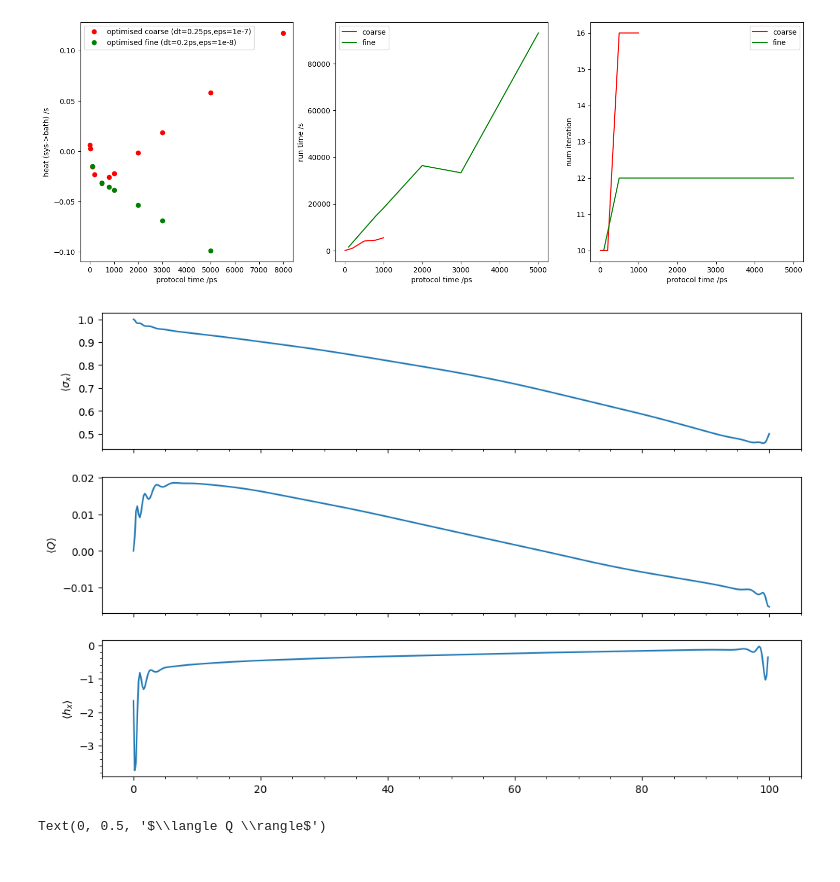
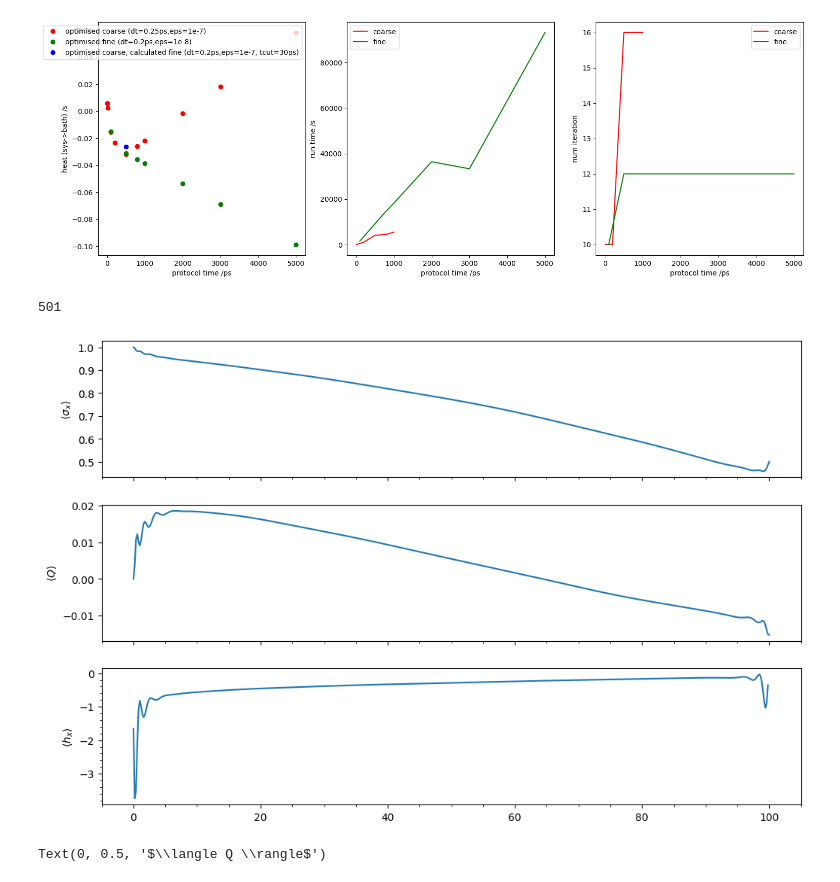
Before and after one commit to ebutler414/OQuPy, a Jupyter notebook: opt_results_zero.ipynb, the cells around one changed output. Drawn from its saved outputs; the diff is of its cells as text; code cells hidden in the pictures.

```diff
--- a/opt_results_zero.ipynb
+++ b/opt_results_zero.ipynb
@@ -8,11 +8,12 @@ from oqupy.tti_tempo import TTITempo
 from oqupy.tti_tempo import TTITempoCounting
 import matplotlib.pyplot as plt
 
-protocol_times=[10,20,100,200,500,800,1000,2000,3000,5000,8000]
+protocol_times=[10,20,100,200,500,800,1000,2000,3000,5000]
 protocol_times_fine=[100,500,800,1000,2000,3000,5000]
 opt_dict={}
 opt_dict_new={}
 opt_dict_fine={}
+long_dict={}
 # %%
 # serialization of process tensor (optional)
 import dill
@@ -24,11 +25,12 @@ for t_prot in protocol_times:
         opt_dict[t_prot]=dill.load(f)
 
 
+long_times=[100,500,800,1000,2000]
 
-
-file_name2='results/optimised_longer/dynamics_dt=0.2_ps=-7.0_tcut=30'
-with open(file_name2,'rb') as f:
-    long_dict= dill.load(f)
+for t_prot in long_times:
+    file_name2='results/optimised_longer/dt=0.2ps_eps=-8.0_tcut=30/{0}ps'.format(t_prot)
+    with open(file_name2,'rb') as f:
+        long_dict[t_prot]= dill.load(f)
 
 
 for t_prot in protocol_times_fine:
@@ -67,32 +70,38 @@ for t_prot in opt_dict:
 heat_fine=[]
 for t_prot in opt_dict_fine:
     heat_fine.append(opt_dict_fine[t_prot]['result'].fun)
+
+
+heat_long=[]
+for t_prot in long_times:
+    heat_long.append(long_dict[t_prot]['dynamicscf'].states.trace(axis1=1,axis2=2)[-1].imag/0.01)
 fig,[ax1,ax2,ax3]=plt.subplots(1,3,figsize=(18,6))
 u=0.01
 '''
 heat_t=opt_dict_new['heatanddynamics']['heat'].states.trace(axis1=1,axis2=2).imag/u
 ax1.plot(1000,heat_t[-1], 'bo',label='optimised coarse,calculated fine')
 '''
 ax1.plot(protocol_times,heat_coarse,'ro',label='optimised coarse (dt=0.25ps,eps=1e-7)')
 ax1.plot(protocol_times_fine,heat_fine,'go',label='optimised fine (dt=0.2ps,eps=1e-8)')
+ax1.plot(long_times,heat_long,'bo',label='optimised coarse, calculated fine (dt=0.2ps,eps=1e-7, tcut=30ps)')
 ax1.set_ylabel('heat (sys->bath) /s')
 ax1.set_xlabel('protocol time /ps')
 
 ax2.plot(protocol_times[:7],coarse_times[:7],label='coarse',c='r')
 ax2.plot(protocol_times_fine,fine_times,label='fine',c='g')
 ax2.set_ylabel('run time /s')
 ax2.set_xlabel('protocol time /ps')
 ax1.legend()
 ax2.legend()
 
 ax3.plot(protocol_times[:7],coarse_its[:7],label='coarse',c='r')
 ax3.plot(protocol_times_fine,fine_its,label='fine',c='g')
 ax3.set_ylabel('num iteration')
 ax3.set_xlabel('protocol time /ps')
 ax1.legend()
 ax2.legend()
 ax3.legend()
 plt.legend()
 plt.show()
 # %% [output]
-[figure, old version]
+[figure, new version]
@@ -106,7 +117,7 @@ t,sy=opt_dict_fine[t_prot]['fidelitygrad']['dynamics'].expectations(op.sigma('y'
 t,sz=opt_dict_fine[t_prot]['fidelitygrad']['dynamics'].expectations(op.sigma('z'),real=True)
 heat_t=opt_dict_fine[t_prot]['log'][-1]['full heats']
 opt_control=opt_dict_fine[t_prot]['result'].x
-
+print(len(sx))
 axs[0].plot(t,sx)
 #axs[0].plot(t,sy)
 #axs[0].plot(t,sz)
@@ -122,6 +133,7 @@ axs[2].set_ylabel(r'$\langle h_x \rangle$')
 axs[2].minorticks_on()
 #axs[2].set_xticks(np.arange(0,10,step=0.25))
 # %% [output]
+501
 [figure]
 # %%
 fig=plt.figure(figsize=(12,8))
```
Also changed, not shown: parts of 5 cells of this notebook, 14 other files.
